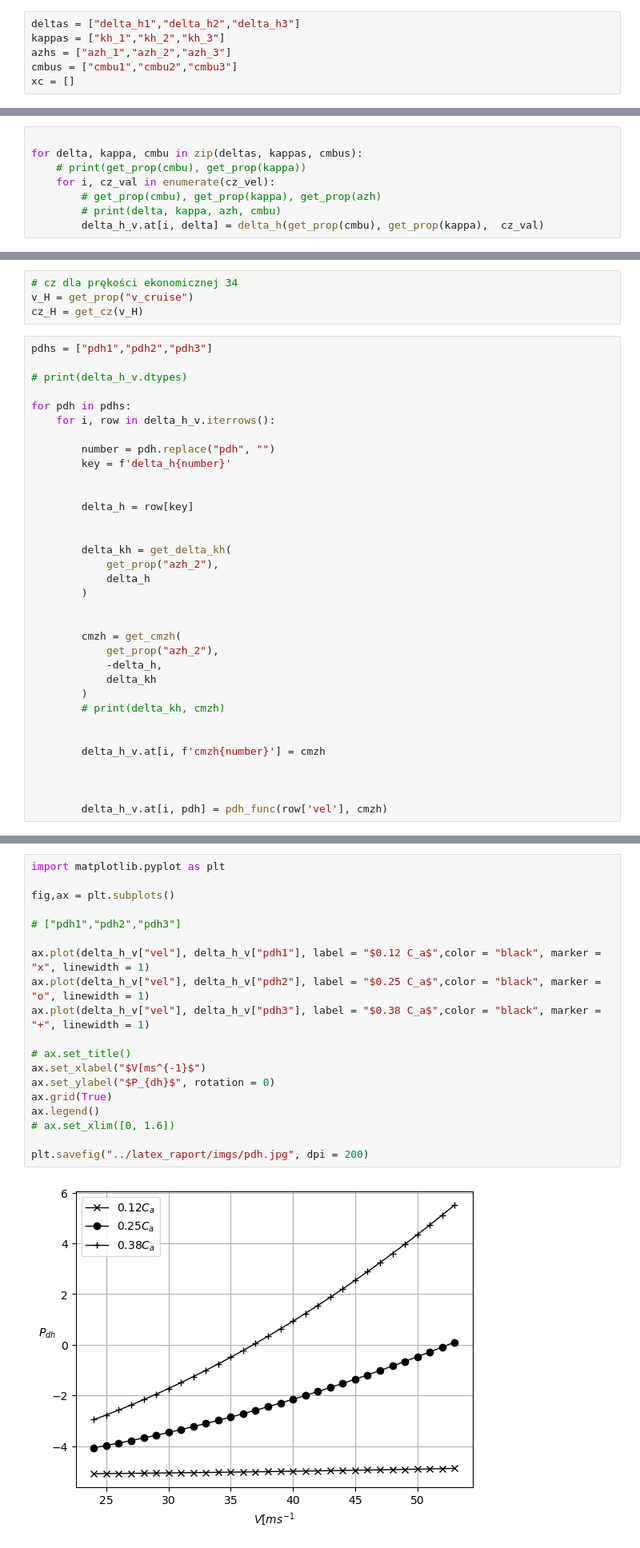
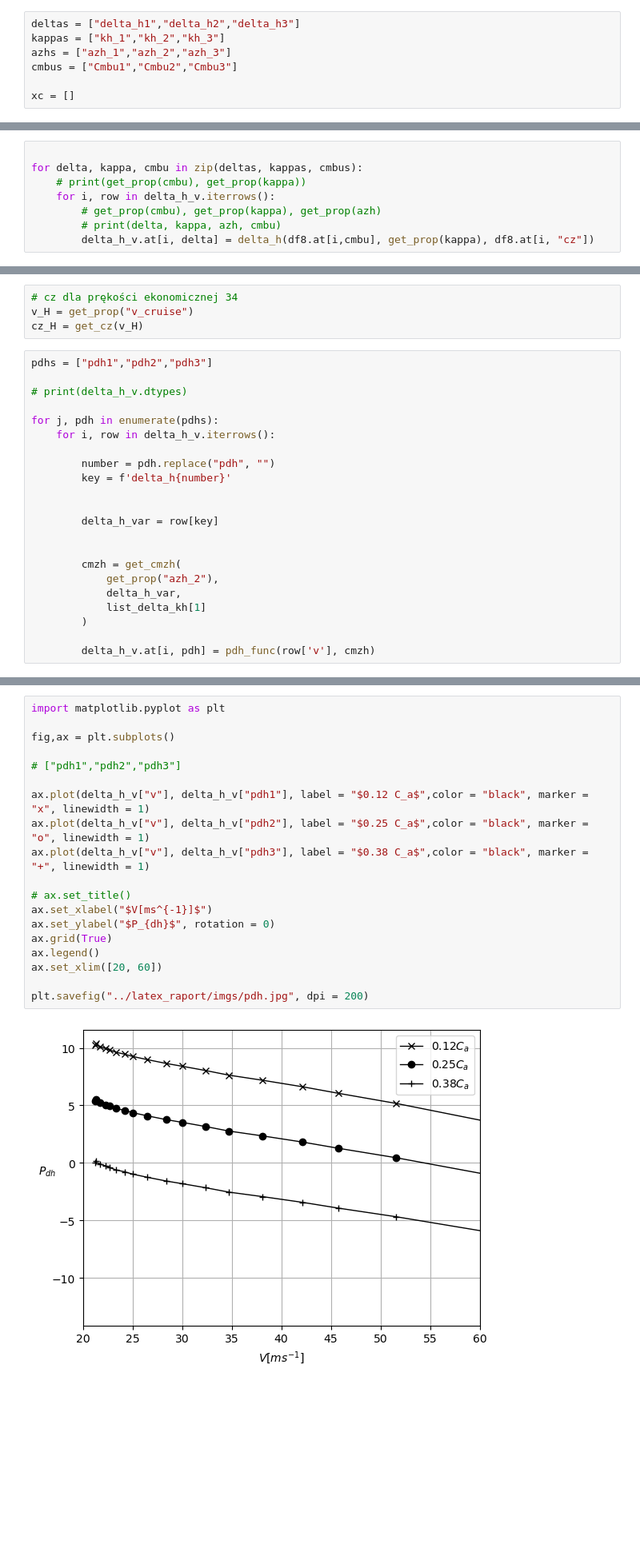
Before and after one commit to mahromir/FLIGHT_MECHANICS, a Jupyter notebook: proj9/src/bipol_proj9.ipynb, the cells around one changed output, grey strips where cells are left out. Shown at 80% size. Cells and saved outputs as stored; diff of their text form; blank space fills up the shorter version.

```diff
--- a/proj9/src/bipol_proj9.ipynb
+++ b/proj9/src/bipol_proj9.ipynb
@@ -59,7 +97,8 @@ def get_cz(V:float)->float:
 deltas = ["delta_h1","delta_h2","delta_h3"]
 kappas = ["kh_1","kh_2","kh_3"]
 azhs = ["azh_1","azh_2","azh_3"]
-cmbus = ["cmbu1","cmbu2","cmbu3"]
+cmbus = ["Cmbu1","Cmbu2","Cmbu3"]
+
 xc = []
 # %% [markdown]
 ## Liczenie delt i wykresy
@@ -108,7 +200,7 @@ delta_h_v["cz"] = cz_vel
 
 for delta, kappa, cmbu in zip(deltas, kappas, cmbus):
     # print(get_prop(cmbu), get_prop(kappa))
-    for i, cz_val in enumerate(cz_vel):
+    for i, row in delta_h_v.iterrows():
         # get_prop(cmbu), get_prop(kappa), get_prop(azh)
         # print(delta, kappa, azh, cmbu)
-        delta_h_v.at[i, delta] = delta_h(get_prop(cmbu), get_prop(kappa),  cz_val)
+        delta_h_v.at[i, delta] = delta_h(df8.at[i,cmbu], get_prop(kappa), df8.at[i, "cz"])
@@ -184,32 +292,20 @@ pdhs = ["pdh1","pdh2","pdh3"]
 
 # print(delta_h_v.dtypes)
 
-for pdh in pdhs:
+for j, pdh in enumerate(pdhs):
     for i, row in delta_h_v.iterrows():
 
         number = pdh.replace("pdh", "")
         key = f'delta_h{number}'
 
 
-        delta_h = row[key]
-
-
-        delta_kh = get_delta_kh(
-            get_prop("azh_2"),
-            delta_h
-        )
+        delta_h_var = row[key]
 
 
         cmzh = get_cmzh(
             get_prop("azh_2"),
-            -delta_h,
-            delta_kh
+            delta_h_var,
+            list_delta_kh[1]
         )
-        # print(delta_kh, cmzh)
 
-
-        delta_h_v.at[i, f'cmzh{number}'] = cmzh
-
-
-
-        delta_h_v.at[i, pdh] = pdh_func(row['vel'], cmzh)
+        delta_h_v.at[i, pdh] = pdh_func(row['v'], cmzh)
@@ -236,21 +328,21 @@ delta_h_v
 # %%
 import matplotlib.pyplot as plt
 
 fig,ax = plt.subplots()
 
 # ["pdh1","pdh2","pdh3"]
 
-ax.plot(delta_h_v["vel"], delta_h_v["pdh1"], label = "$0.12 C_a$",color = "black", marker = "x", linewidth = 1)
-ax.plot(delta_h_v["vel"], delta_h_v["pdh2"], label = "$0.25 C_a$",color = "black", marker = "o", linewidth = 1)
-ax.plot(delta_h_v["vel"], delta_h_v["pdh3"], label = "$0.38 C_a$",color = "black", marker = "+", linewidth = 1)
+ax.plot(delta_h_v["v"], delta_h_v["pdh1"], label = "$0.12 C_a$",color = "black", marker = "x", linewidth = 1)
+ax.plot(delta_h_v["v"], delta_h_v["pdh2"], label = "$0.25 C_a$",color = "black", marker = "o", linewidth = 1)
+ax.plot(delta_h_v["v"], delta_h_v["pdh3"], label = "$0.38 C_a$",color = "black", marker = "+", linewidth = 1)
 
 # ax.set_title()
-ax.set_xlabel("$V[ms^{-1}$")
+ax.set_xlabel("$V[ms^{-1}]$")
 ax.set_ylabel("$P_{dh}$", rotation = 0)
 ax.grid(True)
 ax.legend()
-# ax.set_xlim([0, 1.6])
+ax.set_xlim([20, 60])
 
 plt.savefig("../latex_raport/imgs/pdh.jpg", dpi = 200)
 # %% [output]
-[figure, old version]
+[figure, new version]
```
Also changed, not shown: parts of 11 cells of this notebook, 2 other files.
